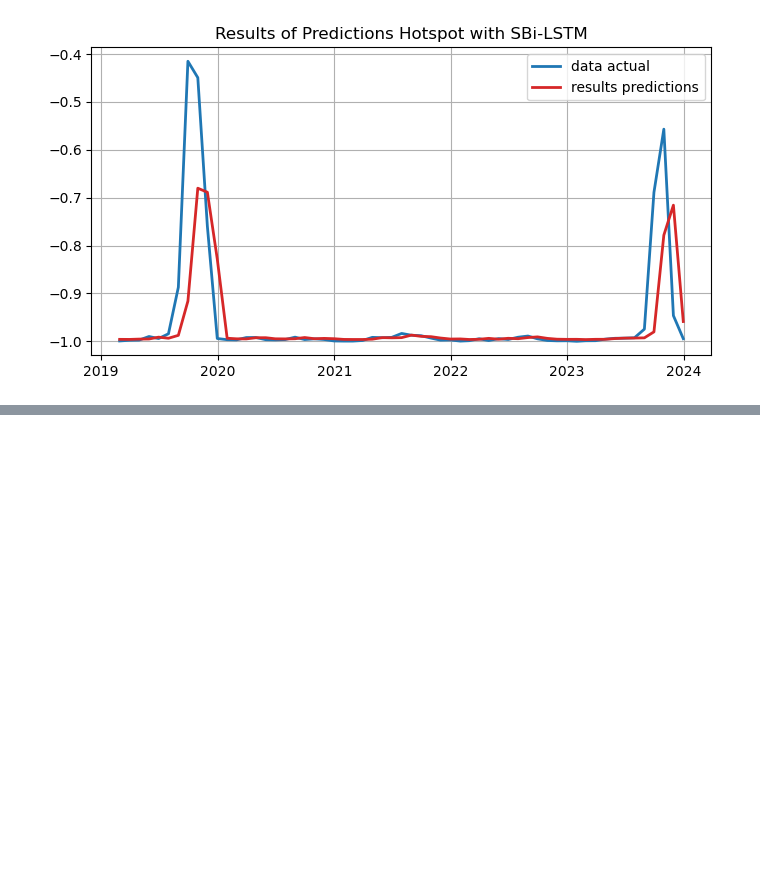
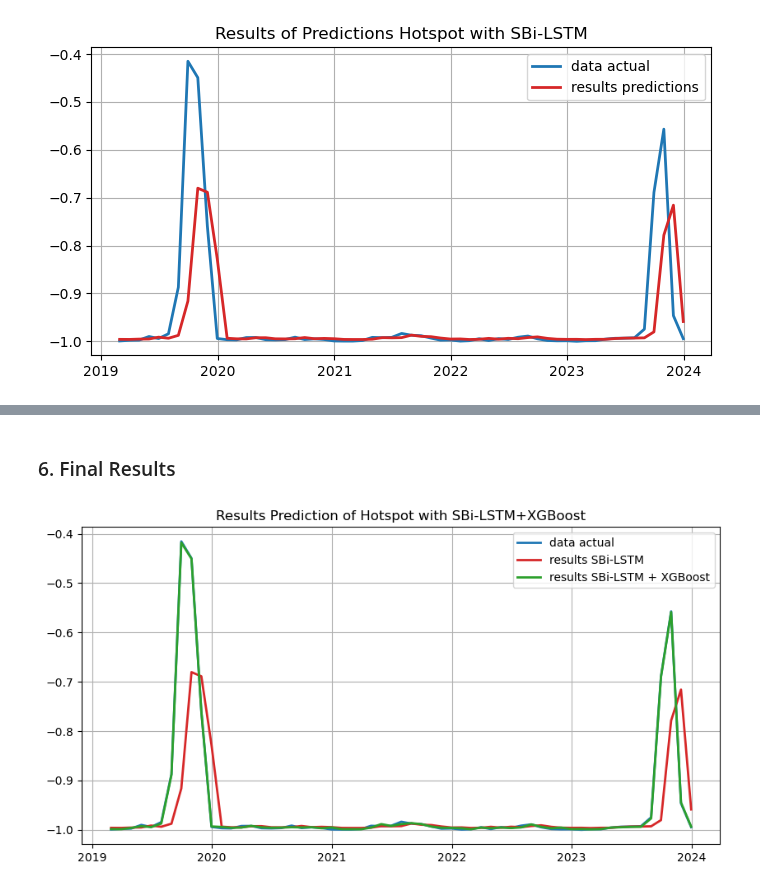
Before and after one commit to kusin/2024_BOPTN_Hopsot, a Jupyter notebook: M1.ipynb, the cells around one changed output, grey strips where cells are left out. Saved outputs shown, nothing was run; the diff lists cells and outputs as text; code cells hidden in the pictures; blank space fills up the shorter version.

```diff
--- a/M1.ipynb
+++ b/M1.ipynb
@@ -155,0 +182,14 @@ lineplot4(
+# %% [markdown]
+### 6. Final Results
+# %%
+lineplot5(
+  date=np.array(dataset["acq_date"].iloc[len(y_train)+2:]),
+  ytrue=y_test,
+  ypred1=lstm_predictions,
+  label1="results SBi-LSTM",
+  ypred2=xgb_predictions,
+  label2="results SBi-LSTM + XGBoost",
+  title="Results Prediction of Hotspot with SBi-LSTM+XGBoost"
+)
+# %% [output]
+[figure, added]
```
Also changed, not shown: parts of 19 cells of this notebook, 3 other files.
